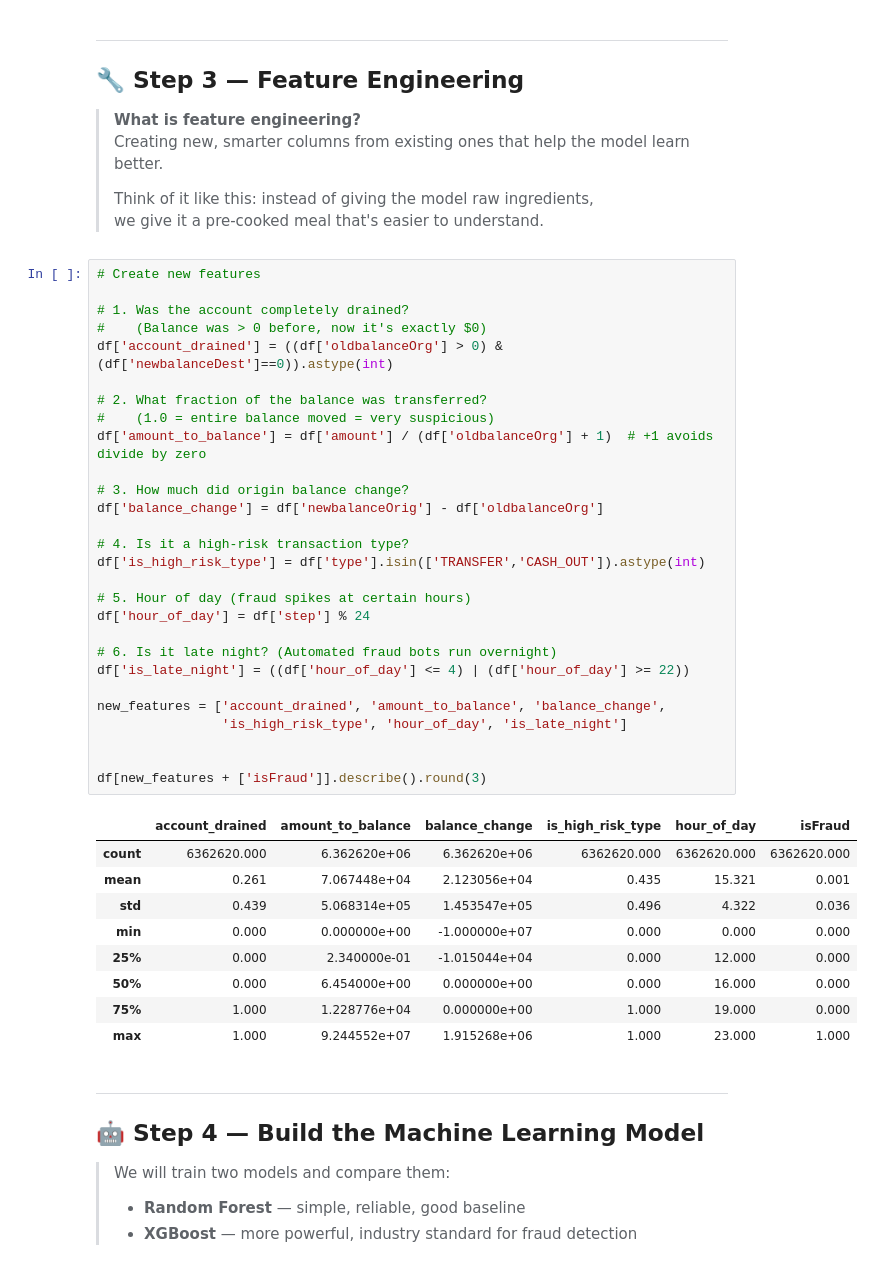
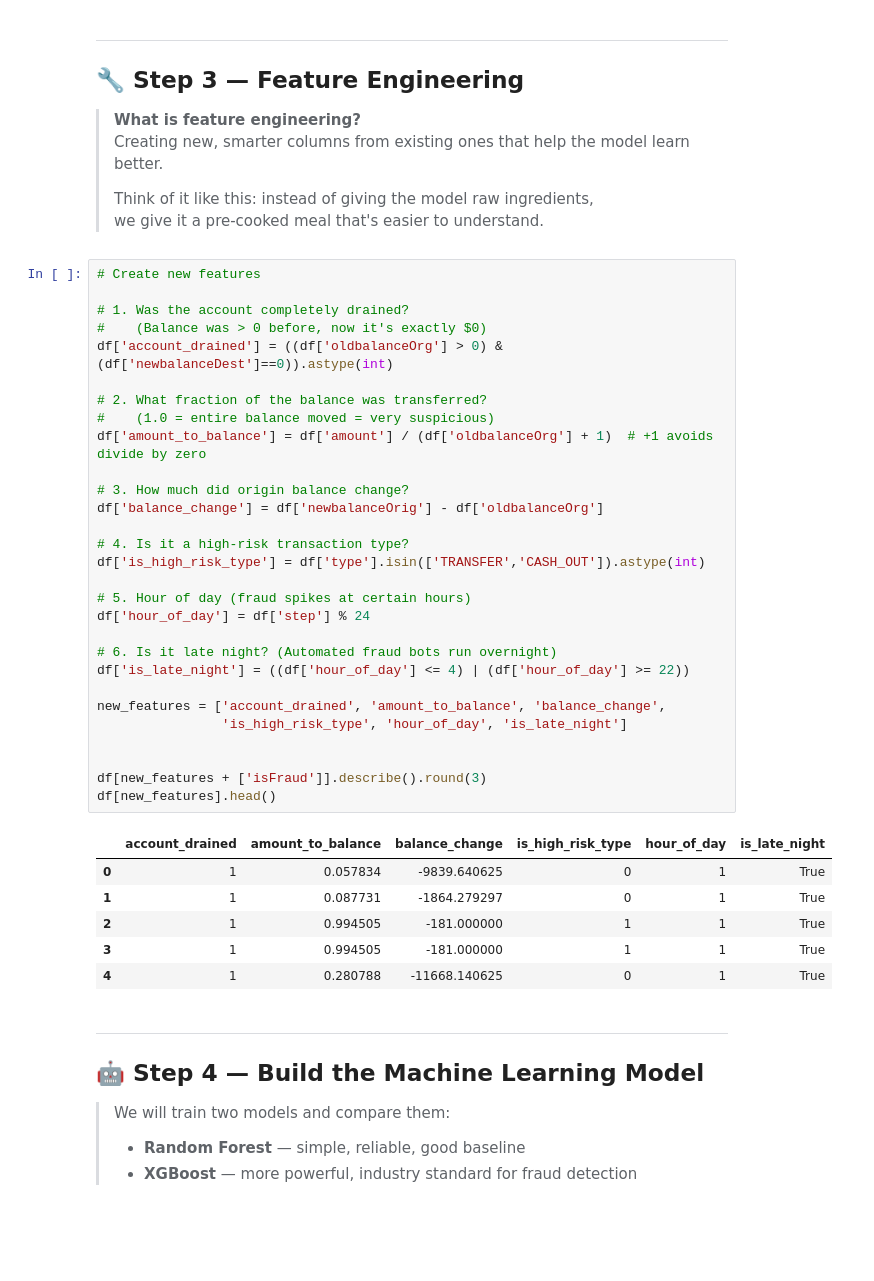
Before and after one commit to krupalgohil/Financial-Fraud-Detection-System, a Jupyter notebook: AML.ipynb, the cells around one changed output. Drawn from its saved outputs; the diff is of its cells as text; blank space fills up the shorter version.

```diff
--- a/AML.ipynb
+++ b/AML.ipynb
@@ -603,41 +603,39 @@ This indicates that fraud cannot be reliably detected using these features alone
 # %%
 # Create new features
 
 # 1. Was the account completely drained?
 #    (Balance was > 0 before, now it's exactly $0)
 df['account_drained'] = ((df['oldbalanceOrg'] > 0) & (df['newbalanceDest']==0)).astype(int)
 
 # 2. What fraction of the balance was transferred?
 #    (1.0 = entire balance moved = very suspicious)
 df['amount_to_balance'] = df['amount'] / (df['oldbalanceOrg'] + 1)  # +1 avoids divide by zero
 
 # 3. How much did origin balance change?
 df['balance_change'] = df['newbalanceOrig'] - df['oldbalanceOrg']
 
 # 4. Is it a high-risk transaction type?
 df['is_high_risk_type'] = df['type'].isin(['TRANSFER','CASH_OUT']).astype(int)
 
 # 5. Hour of day (fraud spikes at certain hours)
 df['hour_of_day'] = df['step'] % 24
 
 # 6. Is it late night? (Automated fraud bots run overnight)
 df['is_late_night'] = ((df['hour_of_day'] <= 4) | (df['hour_of_day'] >= 22))
 
 new_features = ['account_drained', 'amount_to_balance', 'balance_change',
                 'is_high_risk_type', 'hour_of_day', 'is_late_night']
 
 
 df[new_features + ['isFraud']].describe().round(3)
+df[new_features].head()
 # %% [output]
-|  | account_drained | amount_to_balance | balance_change | is_high_risk_type | hour_of_day | isFraud |
-| count | 6362620.000 | 6.362620e+06 | 6.362620e+06 | 6362620.000 | 6362620.000 | 6362620.000 |
-| mean | 0.261 | 7.067448e+04 | 2.123056e+04 | 0.435 | 15.321 | 0.001 |
-| std | 0.439 | 5.068314e+05 | 1.453547e+05 | 0.496 | 4.322 | 0.036 |
-| min | 0.000 | 0.000000e+00 | -1.000000e+07 | 0.000 | 0.000 | 0.000 |
-| 25% | 0.000 | 2.340000e-01 | -1.015044e+04 | 0.000 | 12.000 | 0.000 |
-| 50% | 0.000 | 6.454000e+00 | 0.000000e+00 | 0.000 | 16.000 | 0.000 |
-| 75% | 1.000 | 1.228776e+04 | 0.000000e+00 | 1.000 | 19.000 | 0.000 |
-| max | 1.000 | 9.244552e+07 | 1.915268e+06 | 1.000 | 23.000 | 1.000 |
+|  | account_drained | amount_to_balance | balance_change | is_high_risk_type | hour_of_day | is_late_night |
+| 0 | 1 | 0.057834 | -9839.640625 | 0 | 1 | True |
+| 1 | 1 | 0.087731 | -1864.279297 | 0 | 1 | True |
+| 2 | 1 | 0.994505 | -181.000000 | 1 | 1 | True |
+| 3 | 1 | 0.994505 | -181.000000 | 1 | 1 | True |
+| 4 | 1 | 0.280788 | -11668.140625 | 0 | 1 | True |
 # %% [markdown]
 ---
 ## 🤖 Step 4 — Build the Machine Learning Model
```
Also changed, not shown: parts of 13 cells of this notebook, 2 other files.
